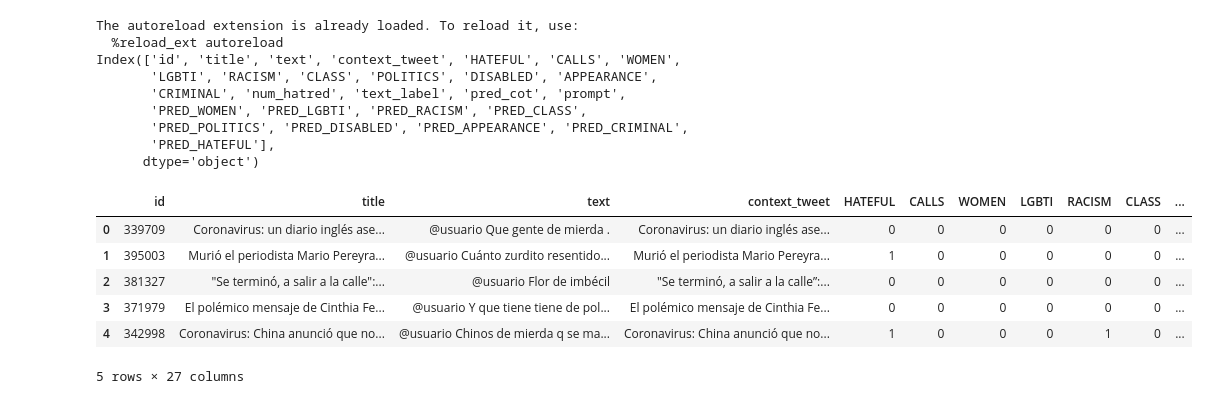
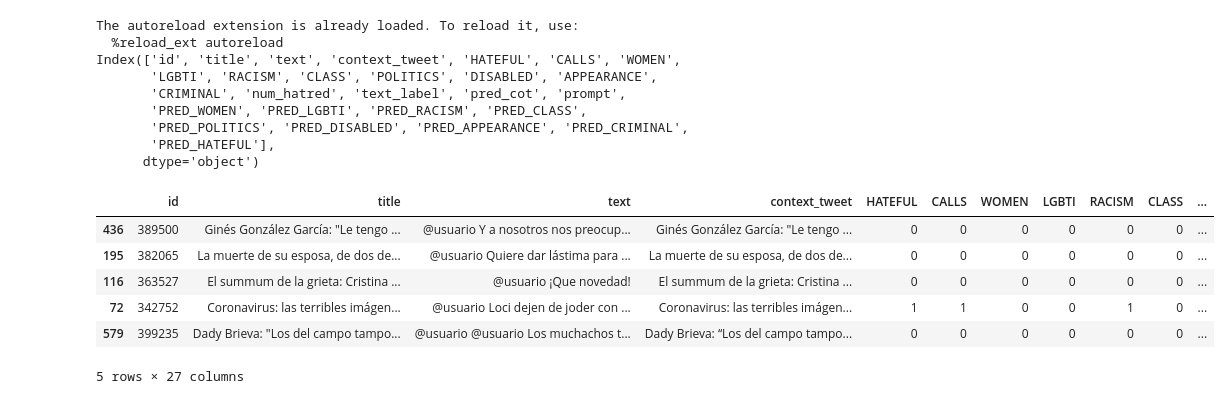
Before and after one commit to finiteautomata/rioplatense_hate_speech, a Jupyter notebook: notebooks/Explore ChatGPT.ipynb, the cells around one changed output. Saved outputs shown, nothing was run; the diff lists cells and outputs as text; code cells hidden in the pictures.

```diff
--- a/notebooks/Explore ChatGPT.ipynb
+++ b/notebooks/Explore ChatGPT.ipynb
@@ -1,33 +1,33 @@
 # %%
 %load_ext autoreload
 %autoreload 2
 
 import pandas as pd
 
 
 pd.options.display.max_colwidth = 1000
 
 df = pd.read_csv("../data/runs/sample_dev_df_chatgpt.csv")
 
 del df["body"]
 print(df.columns)
-df.head()
+df.sample(5)
 # %% [output]
 The autoreload extension is already loaded. To reload it, use:
   %reload_ext autoreload
 Index(['id', 'title', 'text', 'context_tweet', 'HATEFUL', 'CALLS', 'WOMEN',
        'LGBTI', 'RACISM', 'CLASS', 'POLITICS', 'DISABLED', 'APPEARANCE',
        'CRIMINAL', 'num_hatred', 'text_label', 'pred_cot', 'prompt',
        'PRED_WOMEN', 'PRED_LGBTI', 'PRED_RACISM', 'PRED_CLASS',
        'PRED_POLITICS', 'PRED_DISABLED', 'PRED_APPEARANCE', 'PRED_CRIMINAL',
        'PRED_HATEFUL'],
       dtype='object')
 |  | id | title | text | context_tweet | HATEFUL | CALLS | WOMEN | LGBTI | RACISM | CLASS | ... |
-| 0 | 339709 | Coronavirus: un diario inglés ase... | @usuario Que gente de mierda . | Coronavirus: un diario inglés ase... | 0 | 0 | 0 | 0 | 0 | 0 | ... |
-| 1 | 395003 | Murió el periodista Mario Pereyra... | @usuario Cuánto zurdito resentido... | Murió el periodista Mario Pereyra... | 1 | 0 | 0 | 0 | 0 | 0 | ... |
-| 2 | 381327 | "Se terminó, a salir a la calle":... | @usuario Flor de imbécil | "Se terminó, a salir a la calle”:... | 0 | 0 | 0 | 0 | 0 | 0 | ... |
-| 3 | 371979 | El polémico mensaje de Cinthia Fe... | @usuario Y que tiene tiene de pol... | El polémico mensaje de Cinthia Fe... | 0 | 0 | 0 | 0 | 0 | 0 | ... |
-| 4 | 342998 | Coronavirus: China anunció que no... | @usuario Chinos de mierda q se ma... | Coronavirus: China anunció que no... | 1 | 0 | 0 | 0 | 1 | 0 | ... |
+| 436 | 389500 | Ginés González García: "Le tengo ... | @usuario Y a nosotros nos preocup... | Ginés González García: "Le tengo ... | 0 | 0 | 0 | 0 | 0 | 0 | ... |
+| 195 | 382065 | La muerte de su esposa, de dos de... | @usuario Quiere dar lástima para ... | La muerte de su esposa, de dos de... | 0 | 0 | 0 | 0 | 0 | 0 | ... |
+| 116 | 363527 | El summum de la grieta: Cristina ... | @usuario ¡Que novedad! | El summum de la grieta: Cristina ... | 0 | 0 | 0 | 0 | 0 | 0 | ... |
+| 72 | 342752 | Coronavirus: las terribles imágen... | @usuario Loci dejen de joder con ... | Coronavirus: las terribles imágen... | 1 | 1 | 0 | 0 | 1 | 0 | ... |
+| 579 | 399235 | Dady Brieva: "Los del campo tampo... | @usuario @usuario Los muchachos t... | Dady Brieva: “Los del campo tampo... | 0 | 0 | 0 | 0 | 0 | 0 | ... |
 5 rows × 27 columns
 # %%
 df.sample(10)[["title", "text",  "pred_cot"]]
```
Also changed, not shown: parts of 2 cells of this notebook, 2 other files.
